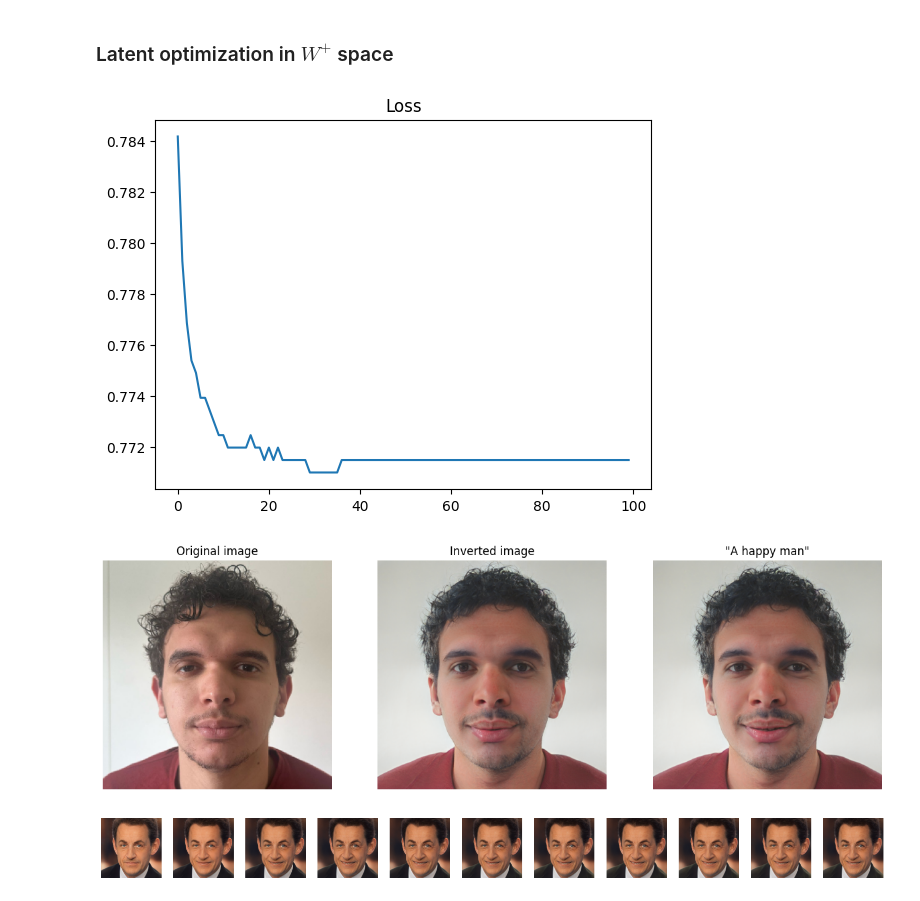
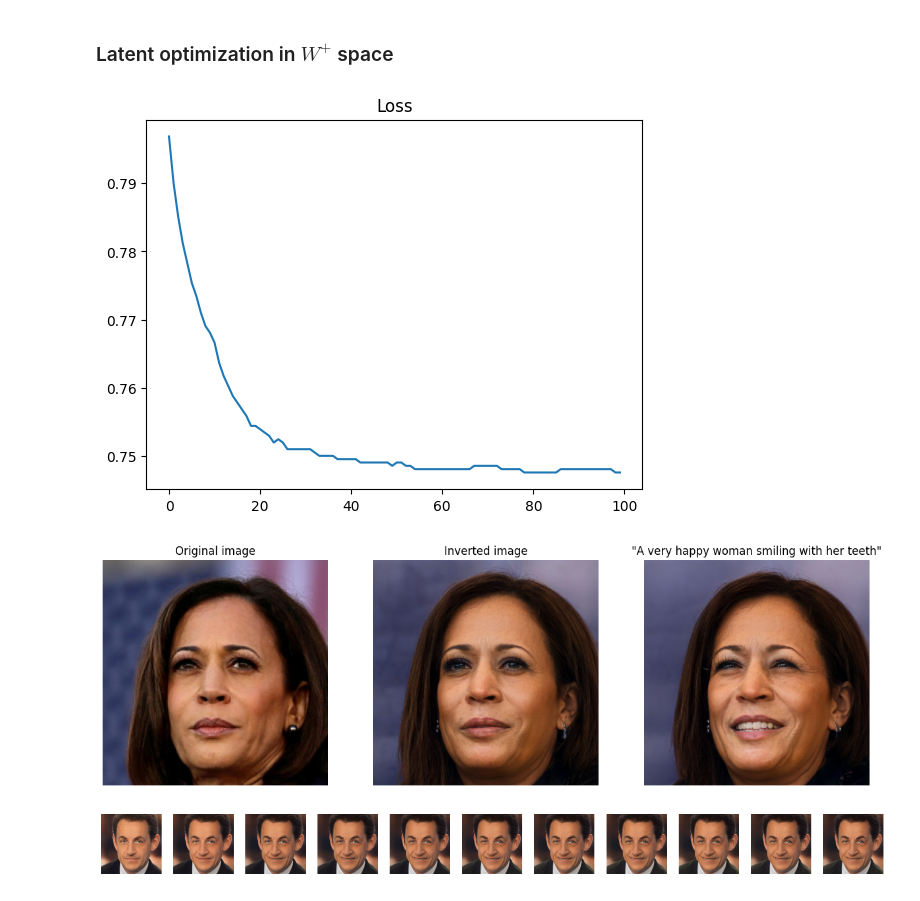
Before and after one commit to rodrigu2000/emotion_generation, a Jupyter notebook: latent_optimization_RR.ipynb, the cells around one changed output. Cells and saved outputs as stored; diff of their text form; code cells hidden in the pictures.

```diff
--- a/latent_optimization_RR.ipynb
+++ b/latent_optimization_RR.ipynb
@@ -75,7 +72,7 @@ where $R$ is a pretrained ArcFace network for face recognition, and $ \langle \c
 # %%
 # Define the image
 
-image_path = "input_images/hamza_neutral.JPG"
+image_path = "input_images/kamala.jpeg"
 original_image = Image.open(image_path).convert("RGB")
 image = run_alignment(image_path).resize(RESIZE_DIMS)
 
@@ -150,7 +147,7 @@ visualize_latent_no_truncation(e4e_inverted_latent)
 
 # Parameters of optim
 
-optimization_steps = 60
+optimization_steps = 100
 lambda_percept = 1
 lambda_L2 = 0.5
 lr = 0.01
@@ -234,17 +231,18 @@ emotion_loss = torch.nn.CrossEntropyLoss()
 # %%
 # Optimization parameters
 
-prompt = "A happy man"
+prompt = "A very happy woman smiling with her teeth"
 # prompt = "A sad man"
 # prompt = "A very surprised woman"
 # prompt = "A very angry kamala harris"
 
 # class7_names = ['Neutral', 'Happy', 'Sad', 'Surprise', 'Fear', 'Disgust', 'Angry']
 goal_distribution = torch.tensor([[0., 1., 0., 0., 0., 0., 0.]], device=device)
+use_emo_loss = False
 
 optimization_steps = 100
-lambda_L2 = 0.02
-lambda_ID = 0.02
+lambda_L2 = 0.008
+lambda_ID = 0.005
 lambda_E = 0.01
 
 lr = 0.005
@@ -279,38 +277,42 @@ reference_image = transforms.Resize((1024, 1024))(input_image).unsqueeze(0).cuda
 
 for i in pbar:
 
     with autocast("cuda"):
 
         optimizer.zero_grad()
 
         img_gen, _ = G([w_n], input_is_latent=True, randomize_noise=False)
 
         c_loss = clip_loss(img_gen, text_inputs)
         i_loss = id_loss(img_gen, img_orig)[0] # original
         l2_loss = ((w_start - w_n) ** 2).sum()
 
-        img_for_emotion = F.interpolate(img_gen, size=(112, 112), mode='bilinear', align_corners=False)
-        prediction, feat, heads = emotion_model(img_for_emotion)
-        e_loss = emotion_loss(prediction, goal_distribution)
+        if use_emo_loss:
+            img_for_emotion = F.interpolate(img_gen, size=(112, 112), mode='bilinear', align_corners=False)
+            prediction, feat, heads = emotion_model(img_for_emotion)
+            e_loss = emotion_loss(prediction, goal_distribution)
+            loss = c_loss + lambda_L2 * l2_loss + lambda_ID * i_loss + lambda_E * e_loss
 
-        loss = c_loss + lambda_L2 * l2_loss + lambda_ID * i_loss + lambda_E * e_loss
+        else:
+            loss = c_loss + lambda_L2 * l2_loss + lambda_ID * i_loss
+
         losses.append(loss.item())
         pbar.set_description(f"Loss: {loss.item():.4f}")
 
         loss.backward()
         optimizer.step()
         scheduler.step()
 
         if i % save_img_every_other == 0 or i == optimization_steps - 1:
             imgs.append(tensor2im(img_gen.squeeze(0).cpu()))
 
 final_image = img_gen.detach()
 
 plt.plot(losses)
 plt.title("Loss")
 plt.show()
 # %% [output]
-[figure, old version]
+[figure, new version]
 # %%
 # Plot final image next to original image
 
@@ -329,7 +331,7 @@ plt.title(f'"{prompt}"')
 plt.axis('off')
 plt.show()
 # %% [output]
-[figure, old version]
+[figure, new version]
 # %%
 # Plot intermediate images
 
```
Also changed, not shown: parts of 5 cells of this notebook, 1 other file.
